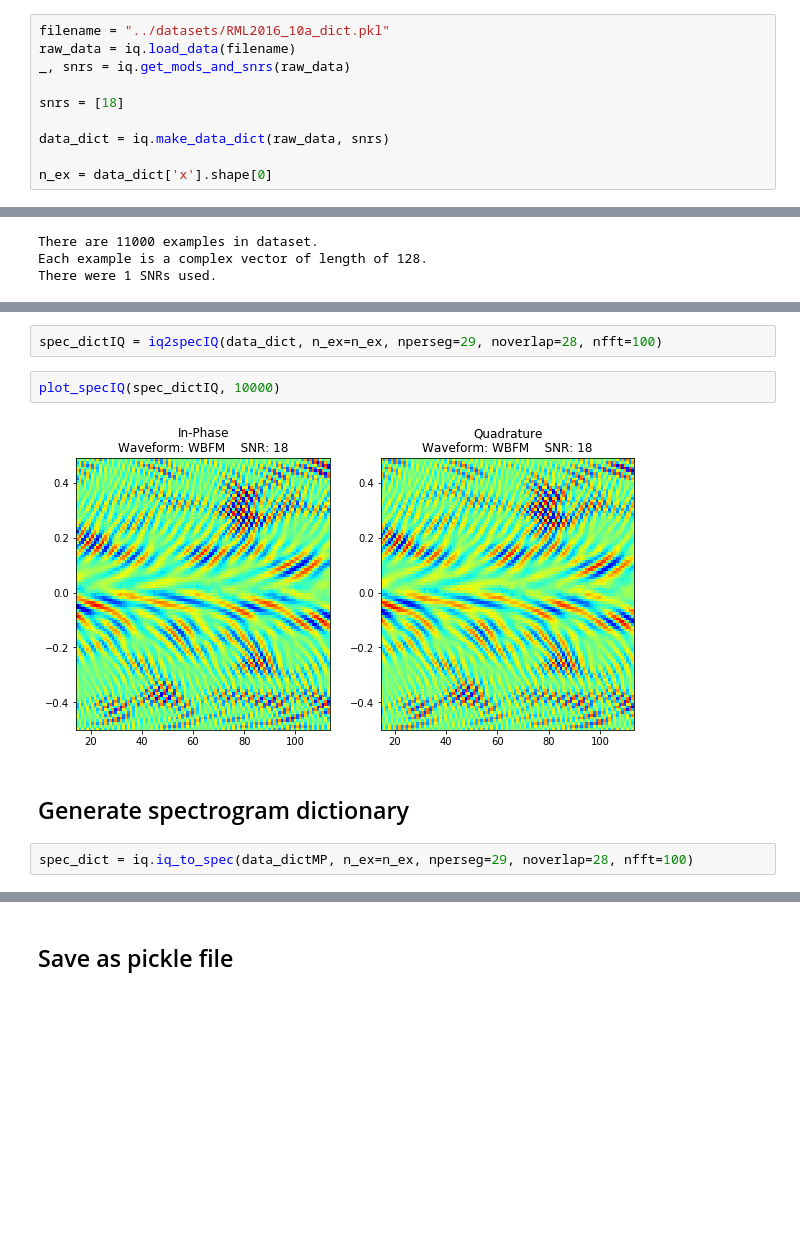
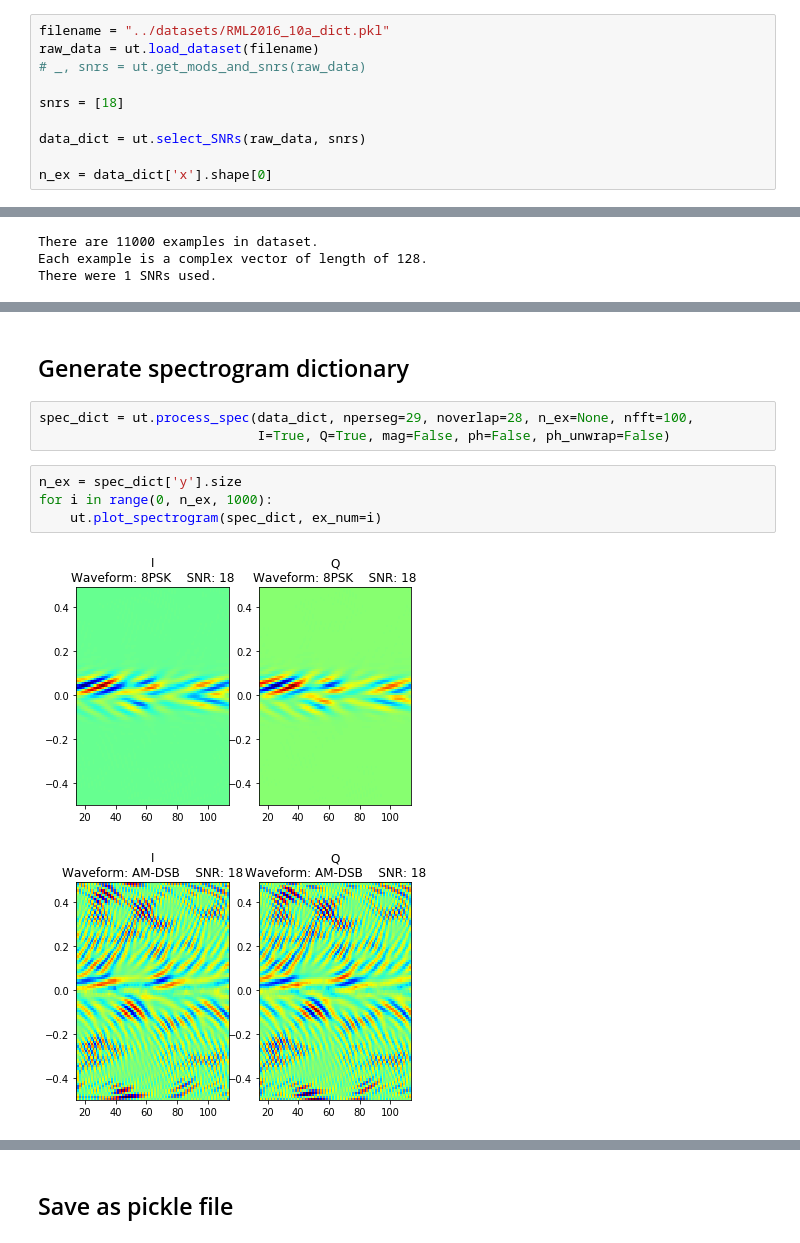
Before and after one commit to dfunni/complex-specgramCNN, a Jupyter notebook: notebooks/process_data.ipynb, the cells around one changed output, grey strips where cells are left out. Drawn from its saved outputs; the diff is of its cells as text; blank space fills up the shorter version.

Commit message:
updated utils, process_data

```diff
--- a/notebooks/process_data.ipynb
+++ b/notebooks/process_data.ipynb
@@ -27,12 +30,12 @@ reload(iq)
 The following cell sets the lowest SNR.
 # %%
 filename = "../datasets/RML2016_10a_dict.pkl"
-raw_data = iq.load_data(filename)
-_, snrs = iq.get_mods_and_snrs(raw_data)
+raw_data = ut.load_dataset(filename)
+# _, snrs = ut.get_mods_and_snrs(raw_data)
 
 snrs = [18]
 
-data_dict = iq.make_data_dict(raw_data, snrs)
+data_dict = ut.select_SNRs(raw_data, snrs)
 
 n_ex = data_dict['x'].shape[0]
 # %%
@@ -227,10 +53,12 @@ plot_specMP(spec_dictMP, 10000)
-# %%
-spec_dictIQ = iq2specIQ(data_dict, n_ex=n_ex, nperseg=29, noverlap=28, nfft=100)
-# %%
-plot_specIQ(spec_dictIQ, 10000)
-# %% [output]
-[figure, removed]
 # %% [markdown]
 ## Generate spectrogram dictionary
-# %%
-spec_dict = iq.iq_to_spec(data_dictMP, n_ex=n_ex, nperseg=29, noverlap=28, nfft=100)
+# %%
+spec_dict = ut.process_spec(data_dict, nperseg=29, noverlap=28, n_ex=None, nfft=100,
+                            I=True, Q=True, mag=False, ph=False, ph_unwrap=False)
+# %%
+n_ex = spec_dict['y'].size
+for i in range(0, n_ex, 1000):
+    ut.plot_spectrogram(spec_dict, ex_num=i)
+# %% [output]
+[figure, added]
+[figure, added]
```
Also changed, not shown: parts of 40 cells of this notebook, 2 other files.
